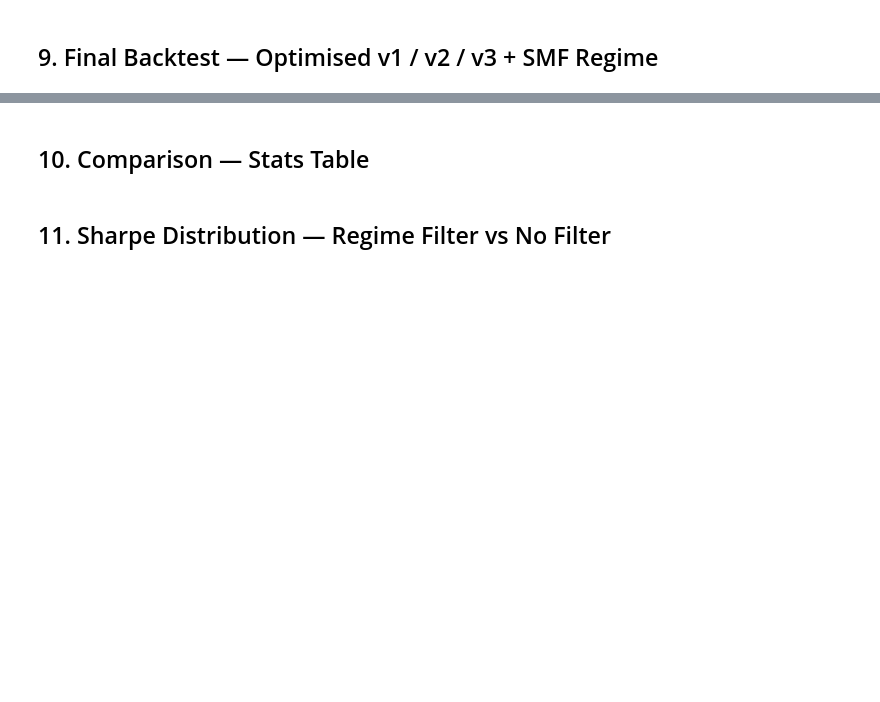
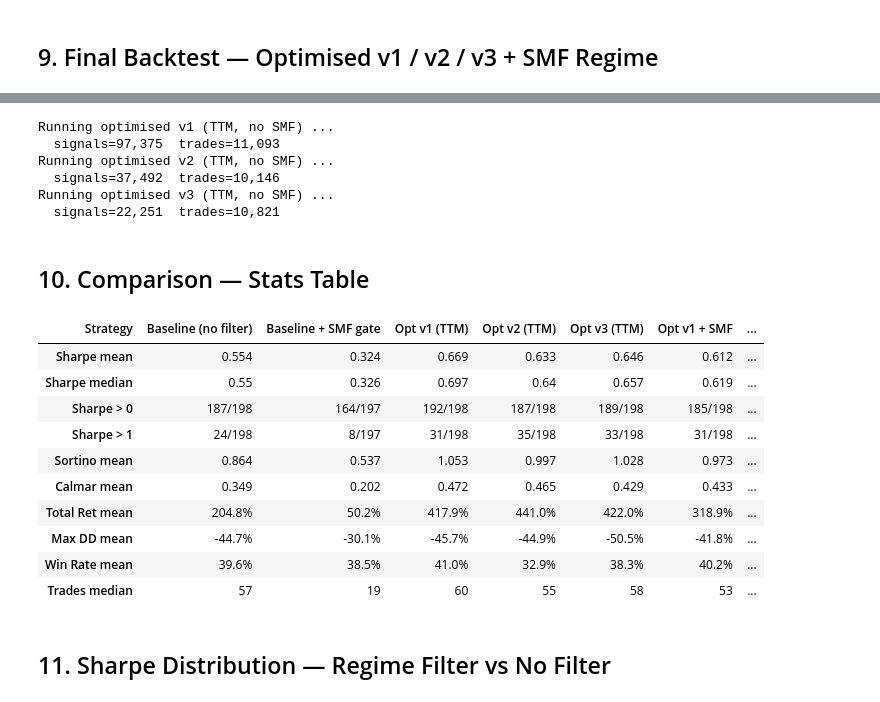
Before and after one commit to phuchuynh0909/all-in-one-portfolio, a Jupyter notebook: notebooks/backtest_005b.ipynb, the cells around one changed output, grey strips where cells are left out. Saved outputs shown, nothing was run; the diff lists cells and outputs as text; code cells hidden in the pictures; blank space fills up the shorter version.

```diff
--- a/notebooks/backtest_005b.ipynb
+++ b/notebooks/backtest_005b.ipynb
@@ -347,6 +362,10 @@ def _alma_1d(series: np.ndarray, period: int, offset: float, sigma: float) -> np
         out[i] = np.dot(w, series[i - period + 1 : i + 1])
     return out
 
+basis_types_mapping = {
+    0: 'EMA',
+    1: 'ALMA',
+}
 
 def smart_money_flow_cloud(
     open_df:  pd.DataFrame,
@@ -355,7 +374,7 @@ def smart_money_flow_cloud(
     close_df: pd.DataFrame,
     vol_df:   pd.DataFrame,
     trend_len:    int   = 34,
-    basis_type:   str   = 'EMA',
+    basis_type:   int   = 0,
     alma_offset:  float = 0.85,
     alma_sigma:   float = 6.0,
     basis_smooth: int   = 3,
@@ -378,7 +397,7 @@ def smart_money_flow_cloud(
         n   = len(c)
         idx = close_df.index
 
-        if basis_type == 'ALMA':
+        if basis_types_mapping[basis_type] == 'ALMA':
             raw_o = _alma_1d(o, trend_len, alma_offset, alma_sigma)
             raw_c = _alma_1d(c, trend_len, alma_offset, alma_sigma)
         else:
@@ -728,37 +857,100 @@ print('\nAll done.')
+# %%
+portfolios_ttm = {}
+for ver in ['v1', 'v2', 'v3']:
+    p = FIXED_TTM_PARAMS[ver]
+    print(f'Running optimised {ver} (TTM, no SMF) ...')
+    entries = compute_signals(
+        close, high, low,
+        bb_window                 = p['bb_window'],
+        bb_multiplier             = p['bb_multiplier'],
+        bb_matype                 = p.get('bb_matype', 0),
+        kc_window                 = p['kc_window'],
+        kc_multiplier             = p['kc_multiplier'],
+        kc_atr_period             = p['kc_atr_period'],
+        donichan_window           = p['donichan_window'],
+        osc_smoothing_period      = p['osc_smoothing_period'],
+        entry_version             = ver,
+        consecutive_neg_threshold = p.get('consecutive_neg_threshold', 7),
+        william_vix_period        = p.get('william_vix_period',        20),
+        use_kama_slope            = True,
+        kama_period               = p.get('kama_period',               10),
+        kama_fast                 = p.get('kama_fast',                  2),
+        kama_slow                 = p.get('kama_slow',                 30),
+        kama_slope_win            = p.get('kama_slope_win',             5),
+        flat_threshold_pct        = p.get('flat_threshold_pct',         1.0),
+    )
+    exits, sl_stop_df = compute_exits(
+        close, high, low,
+        atr_multiplier    = p['atr_multiplier'],
+        atr_period        = p.get('atr_period', 10),
+        low_stop_lookback = p.get('low_stop_lookback', 5),
+    )
+    pf = vbt.Portfolio.from_signals(
+        close=close, entries=entries, exits=exits,
+        freq='1d', group_by=['symbol'],
+        cash_sharing=False, sl_stop=sl_stop_df,
+    )
+    portfolios_ttm[ver] = pf
+    n_sig = int(entries.sum().sum())
+    print(f'  signals={n_sig:,}  trades={int(pf.trades.count().sum()):,}')
+# %% [output]
+Running optimised v1 (TTM, no SMF) ...
+  signals=97,375  trades=11,093
+Running optimised v2 (TTM, no SMF) ...
+  signals=37,492  trades=10,146
+Running optimised v3 (TTM, no SMF) ...
+  signals=22,251  trades=10,821
 # %% [markdown]
 ## 10. Comparison — Stats Table
 # %%
 def version_stats(label, pf):
     s   = pf.sharpe_ratio().replace([np.inf, -np.inf], np.nan).dropna()
     so  = pf.sortino_ratio().replace([np.inf, -np.inf], np.nan).dropna()
     cm  = pf.calmar_ratio().replace([np.inf, -np.inf], np.nan).dropna()
     tr  = pf.total_return().replace([np.inf, -np.inf], np.nan).dropna()
     mdd = pf.max_drawdown().replace([np.inf, -np.inf], np.nan).dropna()
     wr  = pf.trades.win_rate().replace([np.inf, -np.inf], np.nan).dropna()
     return {
         'Strategy':         label,
         'Sharpe mean':      round(s.mean(),   3),
         'Sharpe median':    round(s.median(), 3),
         'Sharpe > 0':       f'{(s > 0).sum()}/{len(s)}',
         'Sharpe > 1':       f'{(s > 1).sum()}/{len(s)}',
         'Sortino mean':     round(so.mean(),  3),
         'Calmar mean':      round(cm.mean(),  3),
         'Total Ret mean':   f'{tr.mean()*100:.1f}%',
         'Max DD mean':      f'{mdd.mean()*100:.1f}%',
         'Win Rate mean':    f'{wr.mean()*100:.1f}%',
         'Trades median':    int(pf.trades.count().median()),
     }
 
-
 rows = [
     version_stats('Baseline (no filter)',     pf_base),
     version_stats('Baseline + SMF gate',      pf_base_smf),
-] + [
+]
+if portfolios_ttm:
+    rows += [
+        version_stats(f'Opt {ver} (TTM)', portfolios_ttm[ver])
+        for ver in ['v1', 'v2', 'v3']
+    ]
+rows += [
     version_stats(f'Opt {ver} + SMF', portfolios_smf[ver])
     for ver in ['v1', 'v2', 'v3']
 ]
 stats_df = pd.DataFrame(rows).set_index('Strategy').T
 stats_df
+# %% [output]
+| Strategy | Baseline (no filter) | Baseline + SMF gate | Opt v1 (TTM) | Opt v2 (TTM) | Opt v3 (TTM) | Opt v1 + SMF | ... |
+| Sharpe mean | 0.554 | 0.324 | 0.669 | 0.633 | 0.646 | 0.612 | ... |
+| Sharpe median | 0.55 | 0.326 | 0.697 | 0.64 | 0.657 | 0.619 | ... |
+| Sharpe > 0 | 187/198 | 164/197 | 192/198 | 187/198 | 189/198 | 185/198 | ... |
+| Sharpe > 1 | 24/198 | 8/197 | 31/198 | 35/198 | 33/198 | 31/198 | ... |
+| Sortino mean | 0.864 | 0.537 | 1.053 | 0.997 | 1.028 | 0.973 | ... |
+| Calmar mean | 0.349 | 0.202 | 0.472 | 0.465 | 0.429 | 0.433 | ... |
+| Total Ret mean | 204.8% | 50.2% | 417.9% | 441.0% | 422.0% | 318.9% | ... |
+| Max DD mean | -44.7% | -30.1% | -45.7% | -44.9% | -50.5% | -41.8% | ... |
+| Win Rate mean | 39.6% | 38.5% | 41.0% | 32.9% | 38.3% | 40.2% | ... |
+| Trades median | 57 | 19 | 60 | 55 | 58 | 53 | ... |
 # %% [markdown]
 ## 11. Sharpe Distribution — Regime Filter vs No Filter
 # %%
```
Also changed, not shown: parts of 18 cells of this notebook, 30 other files.
